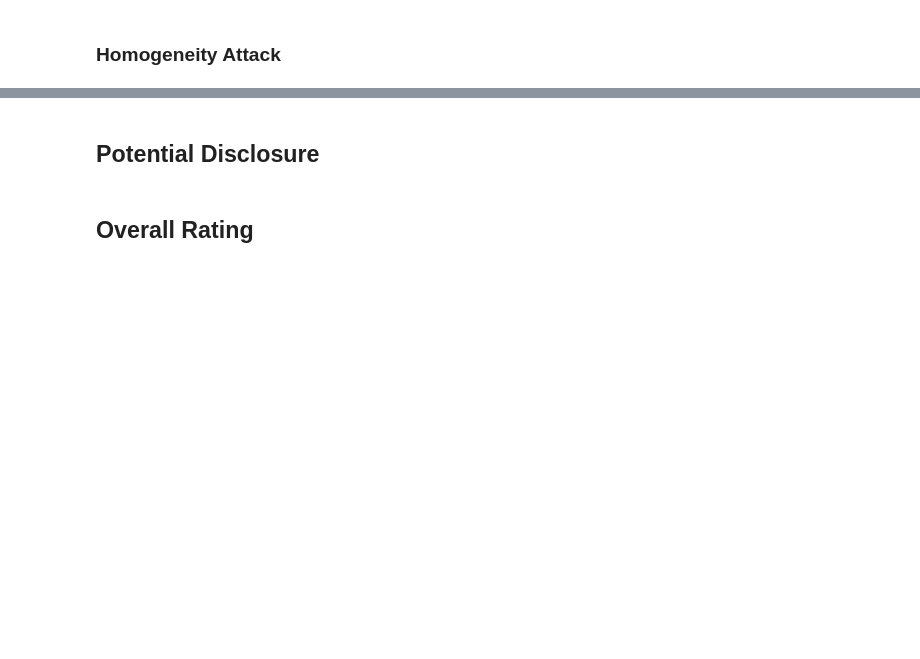
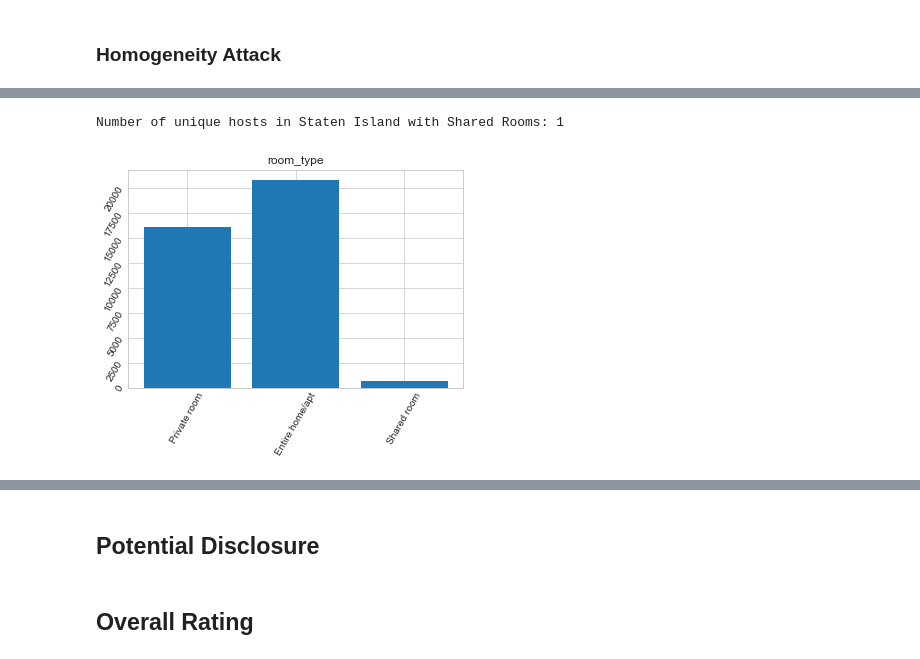
Before and after one commit to bevvvvv/DS300Project, a Jupyter notebook: Dicicco_Sepich/ProjectCritiqueDiciccoSepich.ipynb, the cells around one changed output, grey strips where cells are left out. Saved outputs shown, nothing was run; the diff lists cells and outputs as text; code cells hidden in the pictures; blank space fills up the shorter version.

```diff
--- a/Dicicco_Sepich/ProjectCritiqueDiciccoSepich.ipynb
+++ b/Dicicco_Sepich/ProjectCritiqueDiciccoSepich.ipynb
@@ -42,0 +60,10 @@ My first reaction was that hashing the host_id is counteractive to the k-anonymi
+# %%
+plot_column_bar(anon_data_uniquesub, 'room_type')
+hosts_stat = len(set(anon_data_uniquesub[
+    (anon_data_uniquesub['neighbourhood_group'] == 'Staten Island')
+    & (anon_data_uniquesub['room_type'] == 'Shared room')
+]['host_id']))
+print(f"Number of unique hosts in Staten Island with Shared Rooms: {hosts_stat!s}")
+# %% [output]
+Number of unique hosts in Staten Island with Shared Rooms: 1
+[figure, added]
```
Also changed, not shown: parts of 12 cells of this notebook.
